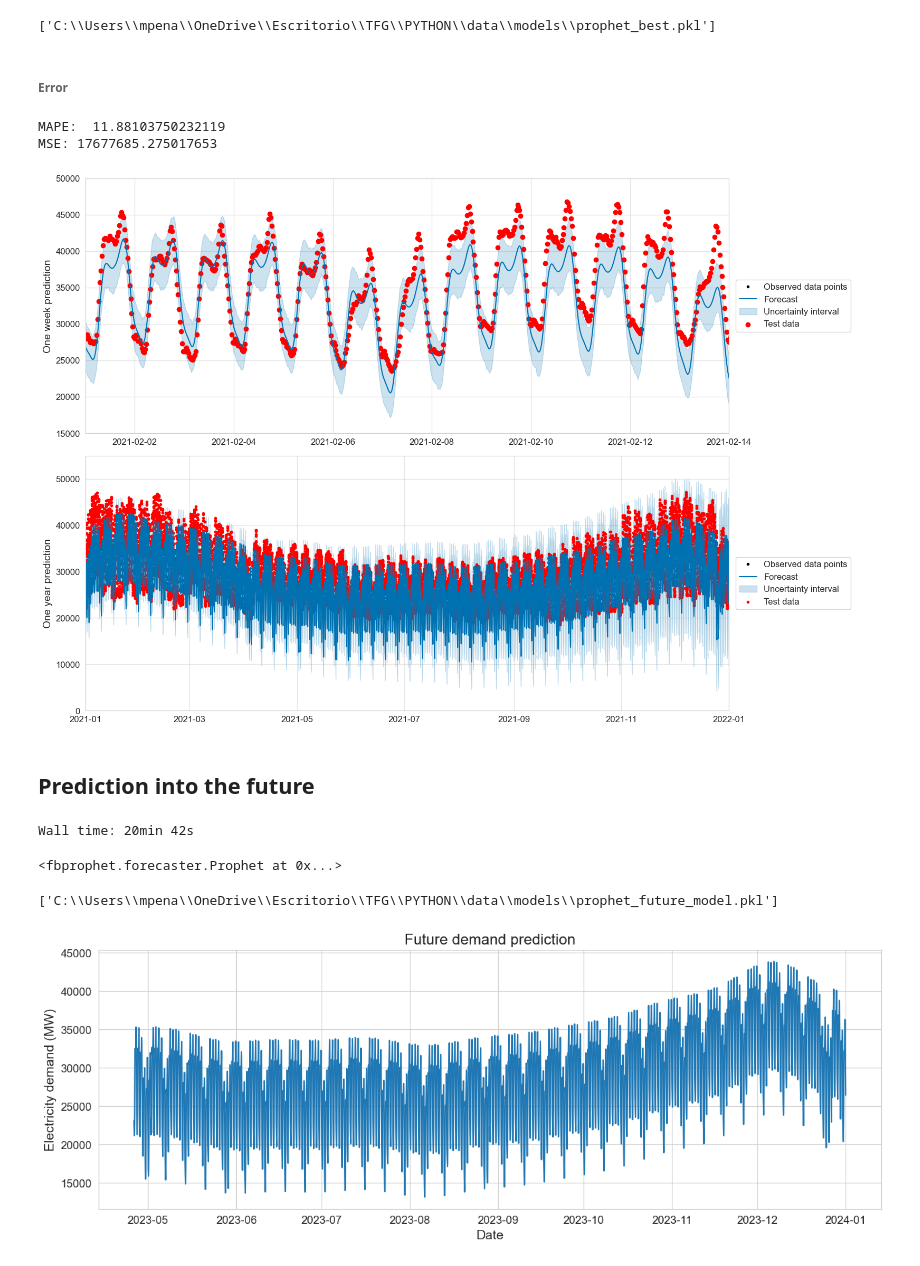
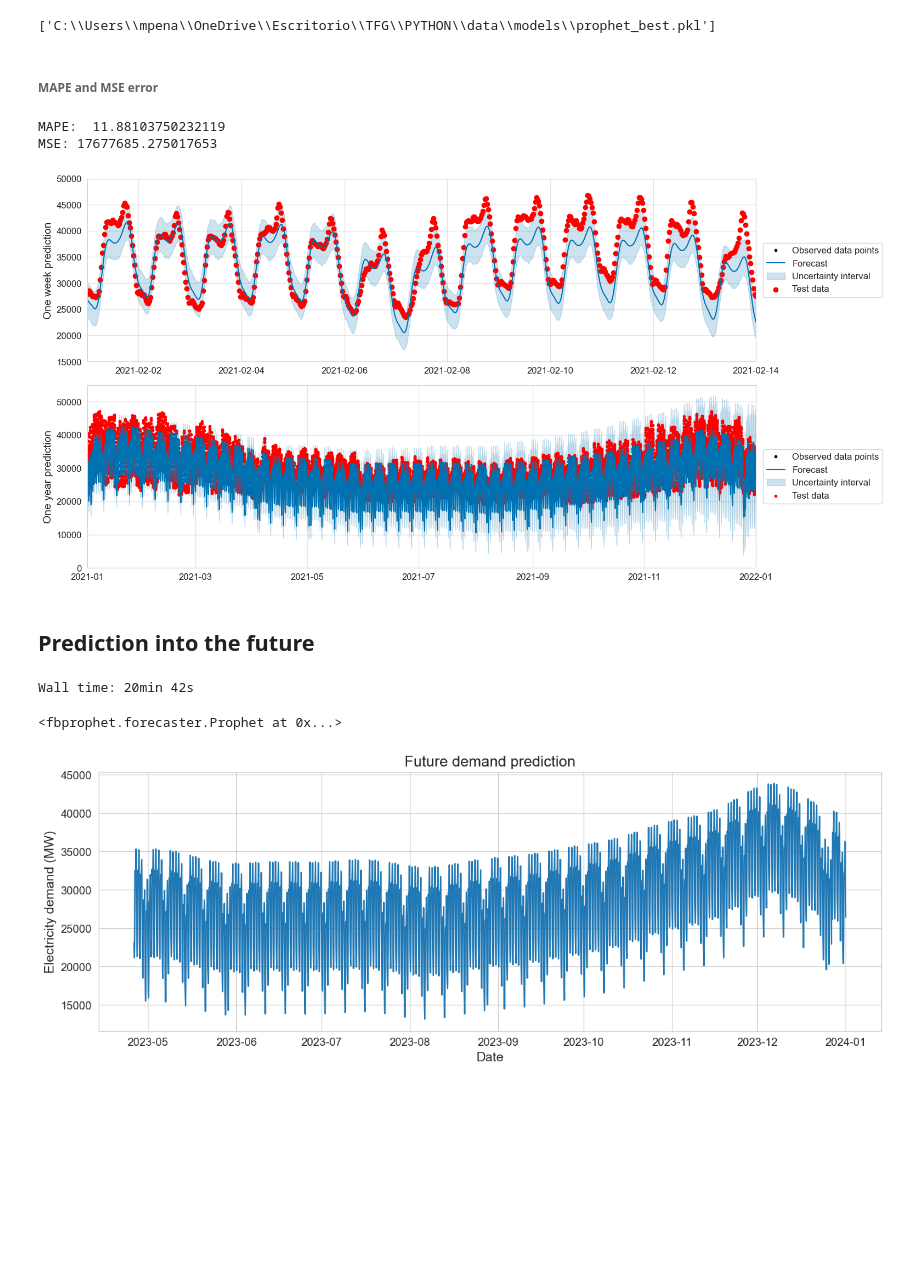
Before and after one commit to MarinaPenalver/TFG, a Jupyter notebook: notebooks/6. Prophet.ipynb, the cells around one changed output. Cells and saved outputs as stored; diff of their text form; code cells hidden in the pictures; blank space fills up the shorter version.

```diff
--- a/notebooks/6. Prophet.ipynb
+++ b/notebooks/6. Prophet.ipynb
@@ -461,7 +464,7 @@ joblib.dump(prophet_best, project_path.joinpath('data/models/prophet_best.pkl'))
 # prophet_best = joblib.load(project_path.joinpath('data/models/prophet_best.pkl'))
 # prophet_best_pred = prophet_best.predict(test)
 # %% [markdown]
-###### Error
+###### MAPE and MSE error
 # %%
 mape_prophet_best = mean_absolute_percentage_error(test['y'], prophet_best_pred["yhat"])
 mse_prophet_best = mean_squared_error(test['y'], prophet_best_pred["yhat"])
@@ -471,29 +474,30 @@ print('MSE:', mse_prophet_best)
 MAPE:  11.88103750232119
 MSE: 17677685.275017653
 # %%
-fig, (ax, bx) = plt.subplots(2,1,figsize=(16,11))
+fig, (ax, bx) = plt.subplots(2,1,figsize=(16,8))
 
 prophet_plot(m=prophet_best, fcst=prophet_best_pred, ax=ax, include_legend=True)
 ax.scatter(test['ds'], test['y'], color='r', label="Test data")
 ax.set_xbound(lower=datetime.date(2021,2,1), upper=datetime.date(2021,2,14))
 ax.set_ylim(15000, 50000)
 ax.legend(bbox_to_anchor=(1.1, 0.5), loc="center", ncol=1);
 ax.set_ylabel("One week prediction")
 ax.set_xlabel("");
 
 
 prophet_plot(m=prophet_best, fcst=prophet_best_pred, ax=bx, include_legend=True)
 bx.scatter(test['ds'], test['y'], marker='.',color='r', label="Test data")
 bx.set_xbound(lower=datetime.date(2021,1,1), upper=datetime.date(2022,1,1))
 bx.set_ylim(0, 55000)
 bx.legend(bbox_to_anchor=(1.1, 0.5), loc="center", ncol=1);
 bx.set_ylabel("One year prediction")
 bx.set_xlabel("");
 
 plt.savefig("../graphs/prophet_pred2.png")
 # %% [output]
-[figure, old version]
+[figure, new version]
 # %% [markdown]
+<a id='future'></a>
 ## Prediction into the future
 # %%
 %%time
@@ -508,8 +511,3 @@ Wall time: 20min 42s
 prophet_future = prophet_future_model.make_future_dataframe(periods=250*24, freq="H", include_history=False)
 prophet_fut_forecast = prophet_future_model.predict(prophet_future)
-# %%
-# save the model
-joblib.dump(prophet_future_model, project_path.joinpath('data/models/prophet_future_model.pkl'))
-# %% [output]
-['C:\\Users\\mpena\\OneDrive\\Escritorio\\TFG\\PYTHON\\data\\models\\prophet_future_model.pkl']
 # %%
```
Also changed, not shown: parts of 34 cells of this notebook, 9 other files.
